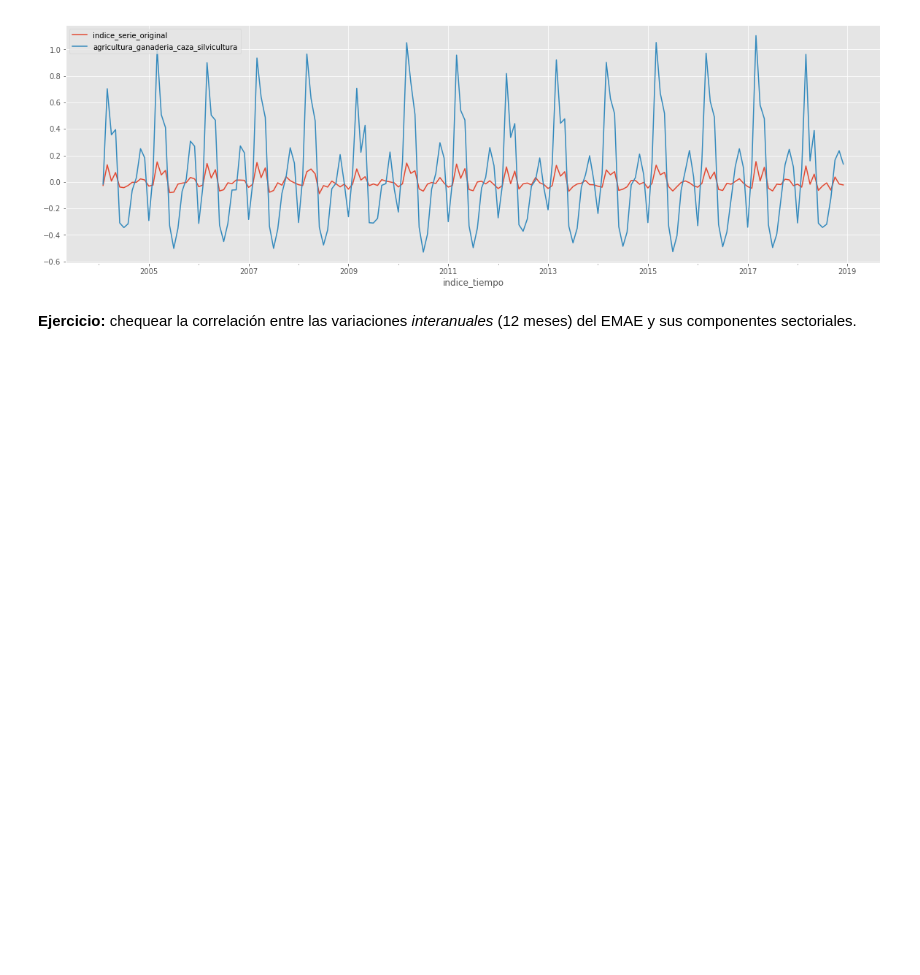
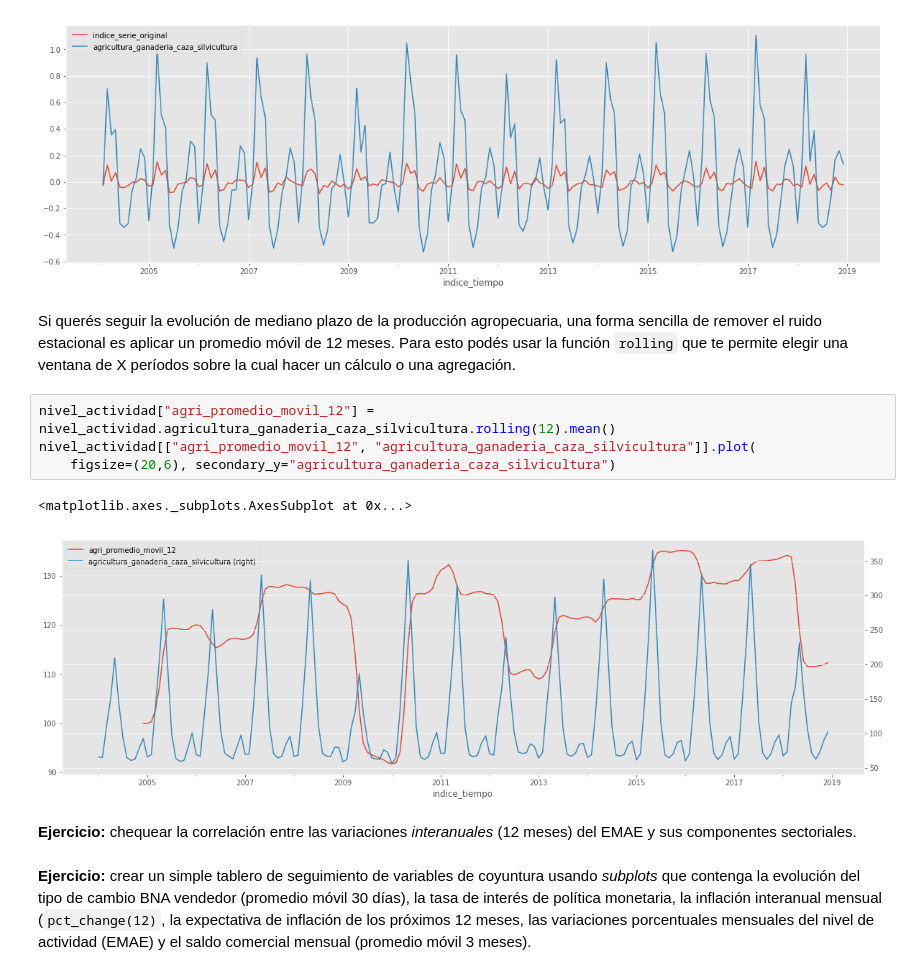
Before and after one commit to abenassi/analisis-datos-python, a Jupyter notebook: 2A-series-tiempo.ipynb, the cells around one changed output. Cells and saved outputs as stored; diff of their text form; blank space fills up the shorter version.

Commit message:
Agrego cálculo de promedio móvil.

```diff
--- a/2A-series-tiempo.ipynb
+++ b/2A-series-tiempo.ipynb
@@ -286,5 +286,16 @@ nivel_actividad.pct_change(1)[["indice_serie_original", "agricultura_ganaderia_c
 # %% [output]
 <matplotlib.axes._subplots.AxesSubplot at 0x...>
 [figure]
+# %% [markdown]
+Si querés seguir la evolución de mediano plazo de la producción agropecuaria, una forma sencilla de remover el ruido estacional es aplicar un promedio móvil de 12 meses. Para esto podés usar la función `rolling` que te permite elegir una ventana de X períodos sobre la cual hacer un cálculo o una agregación.
+# %%
+nivel_actividad["agri_promedio_movil_12"] = nivel_actividad.agricultura_ganaderia_caza_silvicultura.rolling(12).mean()
+nivel_actividad[["agri_promedio_movil_12", "agricultura_ganaderia_caza_silvicultura"]].plot(
+    figsize=(20,6), secondary_y="agricultura_ganaderia_caza_silvicultura")
+# %% [output]
+<matplotlib.axes._subplots.AxesSubplot at 0x...>
+[figure, added]
 # %% [markdown]
 **Ejercicio:** chequear la correlación entre las variaciones _interanuales_ (12 meses) del EMAE y sus componentes sectoriales.
+# %% [markdown]
+**Ejercicio:** crear un simple tablero de seguimiento de variables de coyuntura usando _subplots_ que contenga la evolución del tipo de cambio BNA vendedor (promedio móvil 30 días), la tasa de interés de política monetaria, la inflación interanual mensual (`pct_change(12)`, la expectativa de inflación de los próximos 12 meses, las variaciones porcentuales mensuales del nivel de actividad (EMAE) y el saldo comercial mensual (promedio móvil 3 meses).
```
